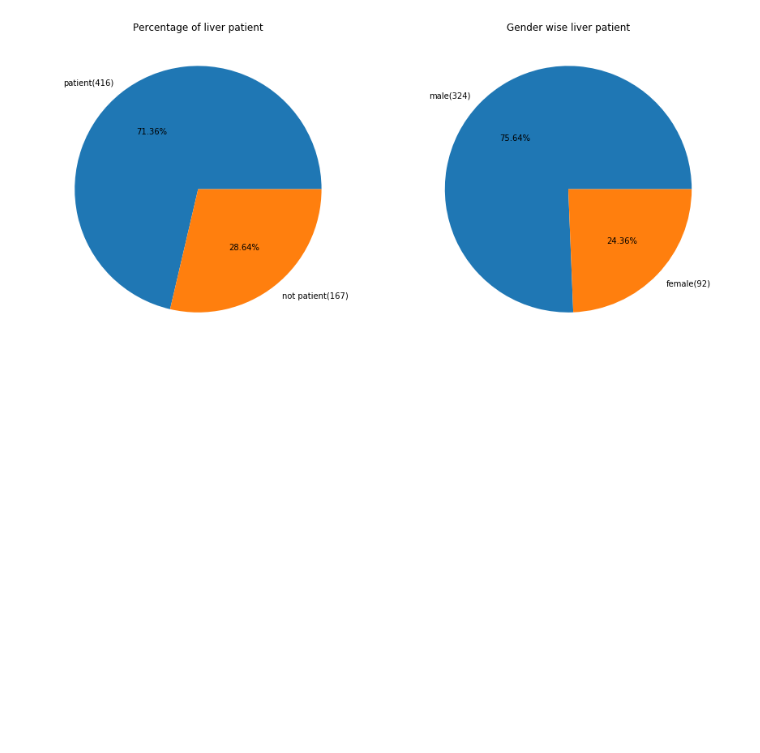
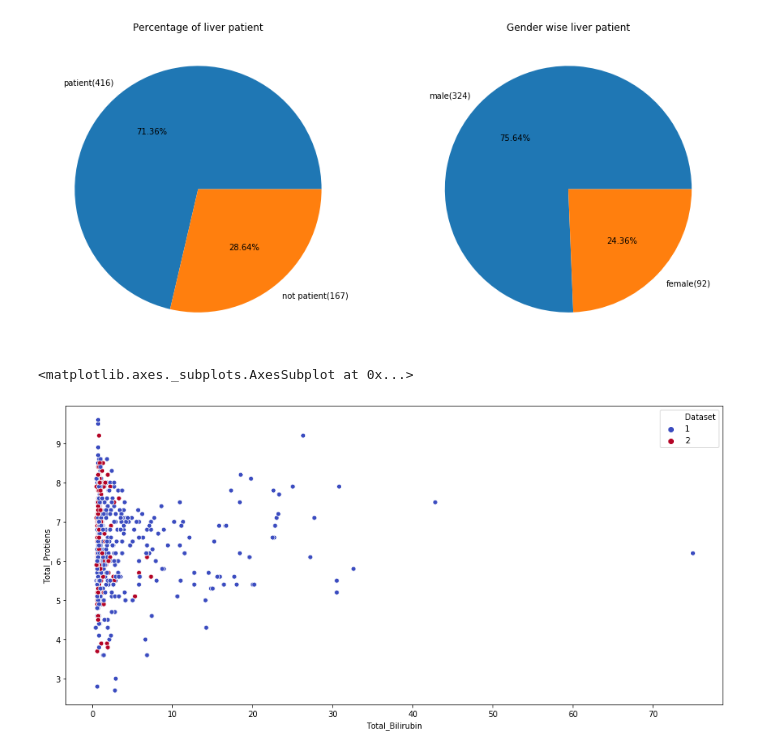
Before and after one commit to k1h1a1n/Analysis, a Jupyter notebook: Indian Liver Patients.ipynb, the cells around one changed output. Cells and saved outputs as stored; diff of their text form; code cells hidden in the pictures; blank space fills up the shorter version.

```diff
--- a/Indian Liver Patients.ipynb
+++ b/Indian Liver Patients.ipynb
@@ -89,3 +89,9 @@ axes[1].set_title("Gender wise liver patient")
 # %% [output]
 Text(0.5, 1.0, 'Gender wise liver patient')
 [figure]
+# %%
+plt.figure(figsize=(15,7))
+sns.scatterplot(x='Total_Bilirubin',y='Total_Protiens',data=df,hue='Dataset',legend='full',palette='coolwarm')
+# %% [output]
+<matplotlib.axes._subplots.AxesSubplot at 0x...>
+[figure, added]
```
Also changed, not shown: parts of 5 cells of this notebook.
